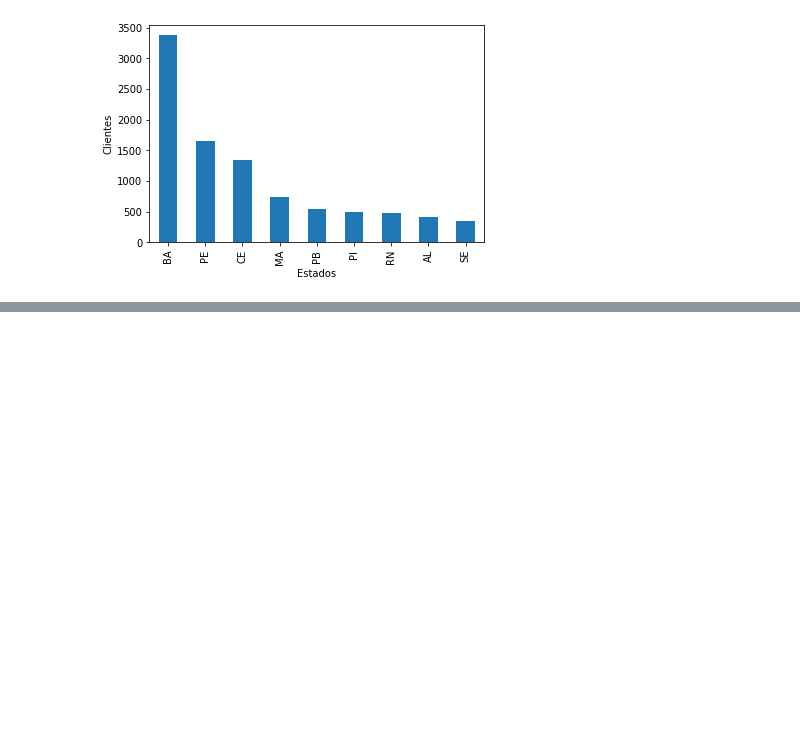
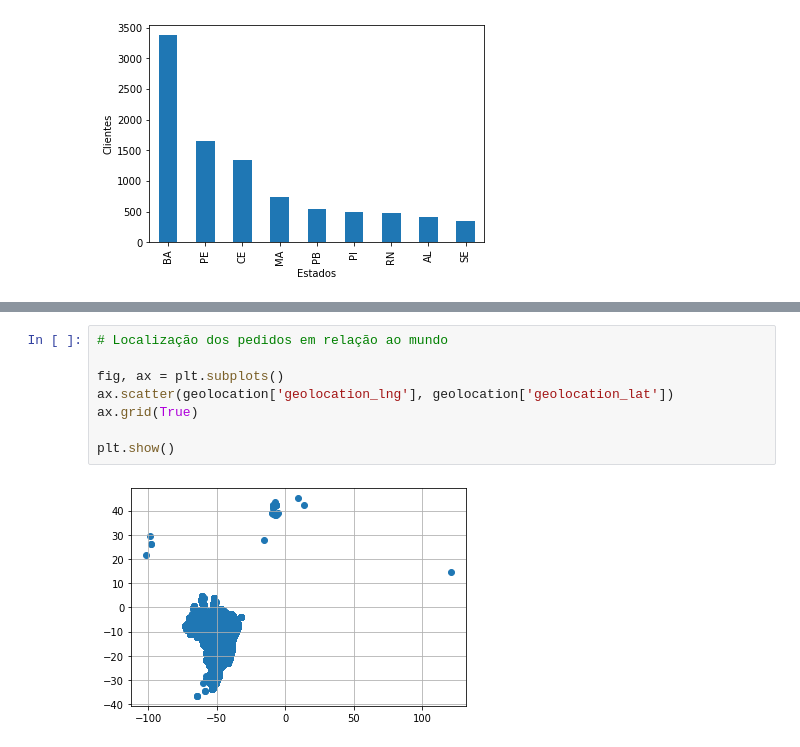
Before and after one commit to AdsonRamos/if697-2020.2, a Jupyter notebook: Projeto_IF697.ipynb, the cells around one changed output, grey strips where cells are left out. Cells and saved outputs as stored; diff of their text form; blank space fills up the shorter version.

```diff
--- a/Projeto_IF697.ipynb
+++ b/Projeto_IF697.ipynb
@@ -197,0 +211,10 @@ sns.barplot(x='customer_state', y='clients', data=midwest_client_counts, ax=axes
+# %%
+# Localização dos pedidos em relação ao mundo
+
+fig, ax = plt.subplots()
+ax.scatter(geolocation['geolocation_lng'], geolocation['geolocation_lat'])
+ax.grid(True)
+
+plt.show()
+# %% [output]
+[figure, added]
```
Also changed, not shown: parts of 21 cells of this notebook.
